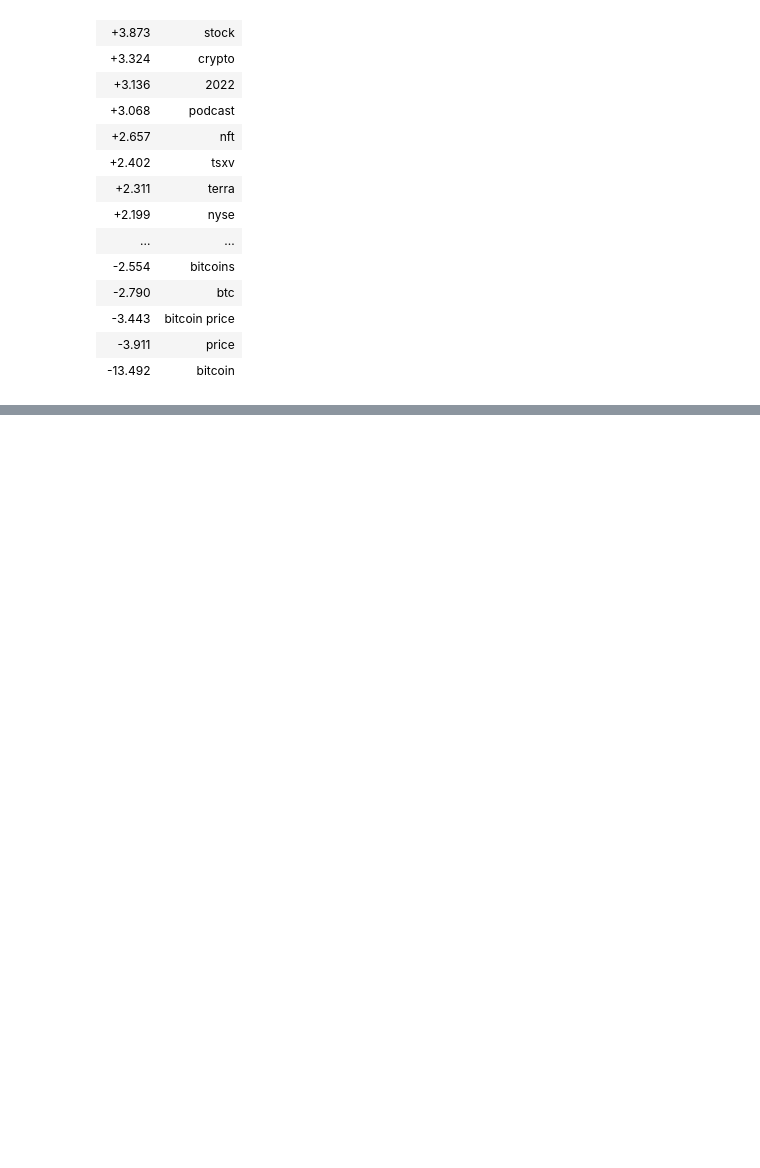
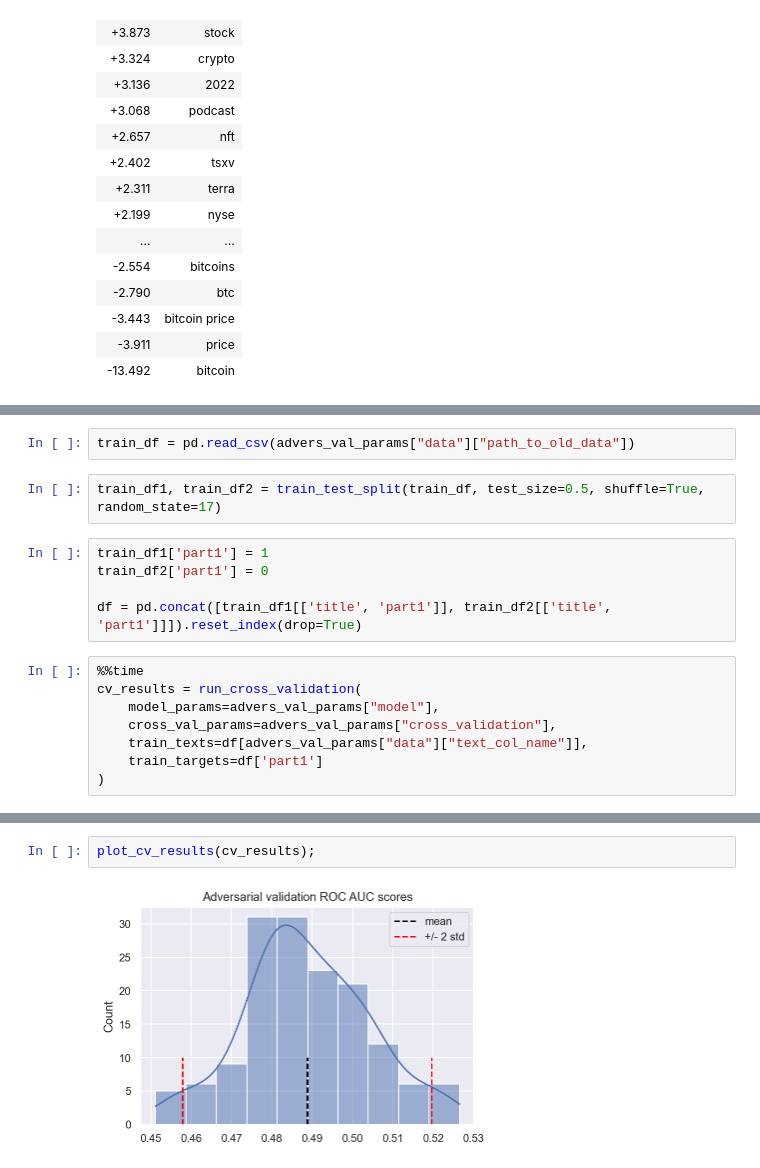
Before and after one commit to crypto-sentiment/crypto_sentiment_notebooks, a Jupyter notebook: notebooks/20220530_adversarial_validation_for_data_drift_train_vs_recent_rss_feeds.ipynb, the cells around one changed output, grey strips where cells are left out. Drawn from its saved outputs; the diff is of its cells as text; blank space fills up the shorter version.

Commit message:
add adv validation for a random split of training data, just for comparison

```diff
--- a/notebooks/20220530_adversarial_validation_for_data_drift_train_vs_recent_rss_feeds.ipynb
+++ b/notebooks/20220530_adversarial_validation_for_data_drift_train_vs_recent_rss_feeds.ipynb
@@ -117,0 +125,17 @@ y=new_data top features
+# %%
+train_df = pd.read_csv(advers_val_params["data"]["path_to_old_data"])
+# %%
+train_df1, train_df2 = train_test_split(train_df, test_size=0.5, shuffle=True, random_state=17)
+# %%
+train_df1['part1'] = 1
+train_df2['part1'] = 0
+
+df = pd.concat([train_df1[['title', 'part1']], train_df2[['title', 'part1']]]).reset_index(drop=True)
+# %%
+%%time
+cv_results = run_cross_validation(
+    model_params=advers_val_params["model"],
+    cross_val_params=advers_val_params["cross_validation"],
+    train_texts=df[advers_val_params["data"]["text_col_name"]],
+    train_targets=df['part1']
+)
@@ -117,0 +145,4 @@ y=new_data top features
+# %%
+plot_cv_results(cv_results);
+# %% [output]
+[figure, added]
```
Also changed, not shown: parts of 4 cells of this notebook.
